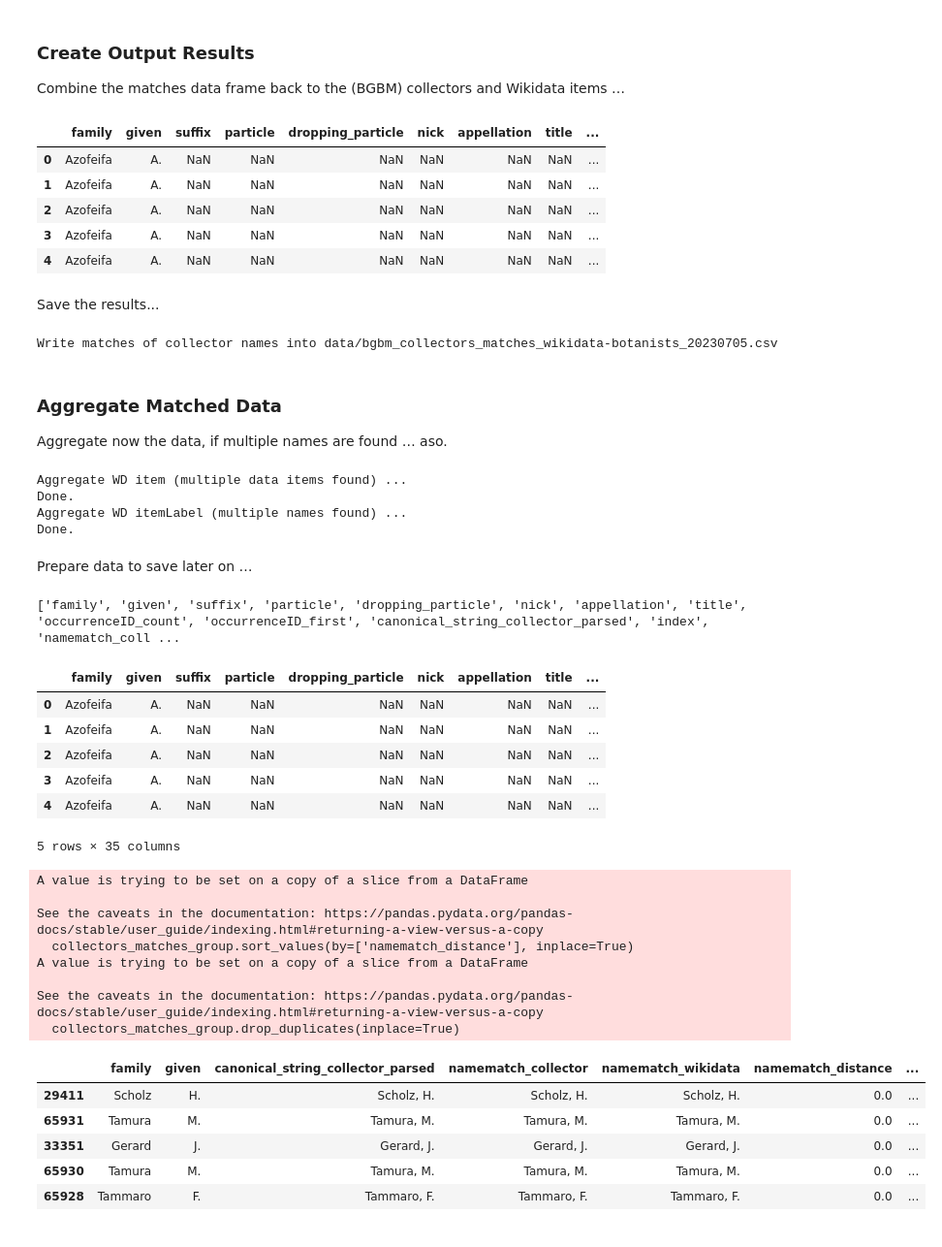
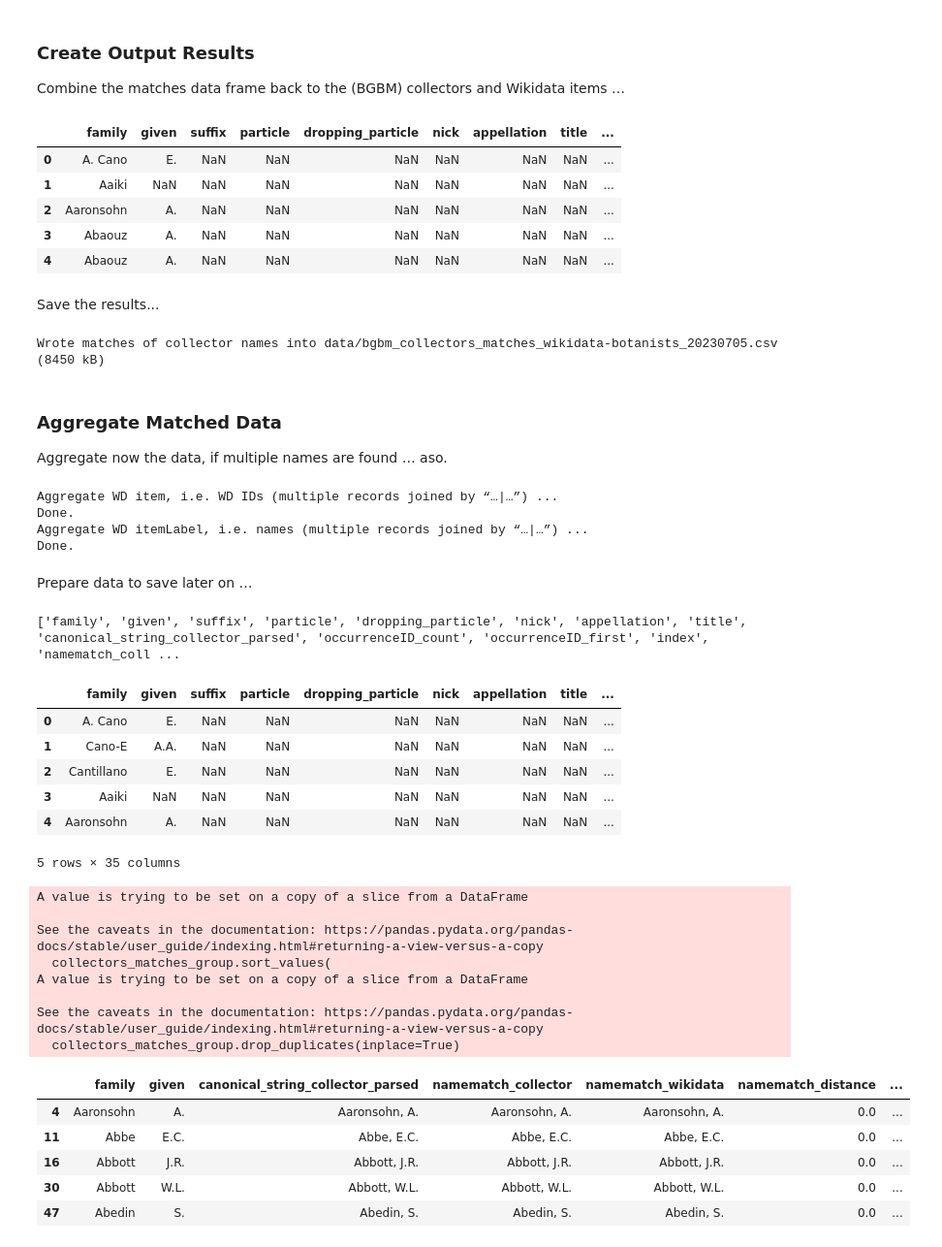
Before and after one commit to infinite-dao/collector-matching, a Jupyter notebook: match_names_BGBM-dwcagent-parsed_vs_WikiData.ipynb, the cells around one changed output. Shown: that part at 97% size. Saved outputs shown, nothing was run; the diff lists cells and outputs as text; code cells hidden in the pictures.

```diff
--- a/match_names_BGBM-dwcagent-parsed_vs_WikiData.ipynb
+++ b/match_names_BGBM-dwcagent-parsed_vs_WikiData.ipynb
@@ -77,6 +83,7 @@ TODO:
 collectors = pd.read_csv("data/VHde_0195853-230224095556074_BGBM/occurrence_recordedBy_occurrenceIDs_20230524_parsed.tsv", sep="\t")
 
 collectors.dropna(subset=['family'], inplace=True) # remove where family was NA, e.g. from originally «??» aso.
+collectors.sort_values(by=['family', 'given','occurrenceID_first'], inplace=True)
 collectors
 # %% [output]
 |  | family | given | suffix | particle | dropping_particle | nick | appellation | title | ... |
@@ -142,9 +153,14 @@ collectors['canonical_string_collector_parsed'] = (
       collectors.given.isna(),
       # any other TODO improve the combined name for canonical_string_collector_parsed if any of the other dwc_parsed fields is not NaN
       # other= collectors.family + ", " + collectors.given
-      other= (collectors.family + ", " + collectors.given) if any(collectors.particle.isna()) else collectors.particle + " " + collectors.family + ", " + collectors.given
+      other= (collectors.family + ", " + collectors.given) \
+        if any(collectors.particle.isna()) \
+        else collectors.particle + " " + collectors.family + ", " + collectors.given
   )
 )
+# move canonical_string_collector_parsed after column title
+col = collectors.pop("canonical_string_collector_parsed")
+collectors.insert(collectors.columns.get_loc('title') + 1, col.name, col)
 collectors.tail()
 # %% [output]
 |  | family | given | suffix | particle | dropping_particle | nick | appellation | title | ... |
@@ -287,18 +303,19 @@ Combine the matches data frame back to the (BGBM) collectors and Wikidata items
 # join matches data frame back to source collectors  dataframe
 collectors_matches = pd.merge(
     collectors, matches,
-    left_on='canonical_string_collector_parsed', right_on='namematch_collector'
+    left_on='canonical_string_collector_parsed'
+    , right_on='namematch_collector'
     #, suffixes=(None, '_namematch') # append to left-data, right-data only when identical column names occur
 )
 
 collectors_matches.head()
 # %% [output]
 |  | family | given | suffix | particle | dropping_particle | nick | appellation | title | ... |
-| 0 | Azofeifa | A. | NaN | NaN | NaN | NaN | NaN | NaN | ... |
-| 1 | Azofeifa | A. | NaN | NaN | NaN | NaN | NaN | NaN | ... |
-| 2 | Azofeifa | A. | NaN | NaN | NaN | NaN | NaN | NaN | ... |
-| 3 | Azofeifa | A. | NaN | NaN | NaN | NaN | NaN | NaN | ... |
-| 4 | Azofeifa | A. | NaN | NaN | NaN | NaN | NaN | NaN | ... |
+| 0 | A. Cano | E. | NaN | NaN | NaN | NaN | NaN | NaN | ... |
+| 1 | Aaiki | NaN | NaN | NaN | NaN | NaN | NaN | NaN | ... |
+| 2 | Aaronsohn | A. | NaN | NaN | NaN | NaN | NaN | NaN | ... |
+| 3 | Abaouz | A. | NaN | NaN | NaN | NaN | NaN | NaN | ... |
+| 4 | Abaouz | A. | NaN | NaN | NaN | NaN | NaN | NaN | ... |
 # %% [markdown]
 Save the results...
 # %%
@@ -307,16 +324,18 @@ import os
 if not os.path.exists('data'):
     os.makedirs('data')
 
-this_output_file_name='data/bgbm_collectors_matches_wikidata-botanists_%s.csv' % (
-    # "20230531_1156"
+this_output_file='data/bgbm_collectors_matches_wikidata-botanists_%s.csv' % (
+    # "20230705"
     datetime.today().strftime('%Y%m%d') # '%Y%m%d_%H%M'
 )
 
-print("Write matches of collector names into", this_output_file_name)
+collectors_matches.to_csv(this_output_file)
 
-collectors_matches.to_csv(this_output_file_name)
+print("Wrote matches of collector names into %s (%d kB)" %
+    (this_output_file, os.path.getsize(this_output_file) >> 10 ) # 10000 >> 10 = bitshift operator, to get kilo bytes (10-bits=>1024)
+)
 # %% [output]
-Write matches of collector names into data/bgbm_collectors_matches_wikidata-botanists_20230705.csv
+Wrote matches of collector names into data/bgbm_collectors_matches_wikidata-botanists_20230705.csv (8450 kB)
 # %% [markdown]
 ### Aggregate Matched Data
 
@@ -332,7 +351,7 @@ collectors_matches_g1 = pd.merge(
 collectors_matches_g1.rename(columns = {list(collectors_matches_g1)[-1]: 'item_count'}, inplace=True)
 
 # link wikidata items with canonical name string (pipe separated if more than one)
-print('Aggregate WD item (multiple data items found) ...')
+print('Aggregate WD item, i.e. WD IDs (multiple records joined by “…|…”) ...')
 wikidata_uniq_items = wikidata.groupby(['canonical_string'])['item'].apply('|'.join).reset_index()
 print('Done.')
 
@@ -345,7 +364,7 @@ collectors_matches_g2 = pd.merge(# no merging unique WikiData names to collector
 collectors_matches_g2.rename(columns = {list(collectors_matches_g2)[-1]: 'items'}, inplace=True)
 
 # link wikidata items with canonical name string (pipe separated if more than one)
-print('Aggregate WD itemLabel (multiple names found) ...')
+print('Aggregate WD itemLabel, i.e. names (multiple records joined by “…|…”) ...')
 wikidata_uniq_itemlabels = wikidata.groupby(['canonical_string'])['itemLabel'].apply('|'.join).reset_index()
 print('Done.')
 
@@ -358,9 +377,9 @@ collectors_matches_g3 = pd.merge(
 
 collectors_matches_g3.rename(columns = {list(collectors_matches_g3)[-1]: 'item_labels'}, inplace=True)
 # %% [output]
-Aggregate WD item (multiple data items found) ...
+Aggregate WD item, i.e. WD IDs (multiple records joined by “…|…”) ...
 Done.
-Aggregate WD itemLabel (multiple names found) ...
+Aggregate WD itemLabel, i.e. names (multiple records joined by “…|…”) ...
 Done.
 # %% [markdown]
 Prepare data to save later on …
@@ -372,51 +391,54 @@ print(list(collectors_matches_group.columns))
 
 # in BASH fold text long lines; echo "${text}" | fold --spaces | sed 's@^@# @'
 # ['family', 'given', 'suffix', 'particle', 'dropping_particle', 'nick',
-# 'appellation', 'title', 'occurrenceID_count', 'occurrenceID_first',
-# 'canonical_string_collector_parsed', 'index', 'namematch_collector',
+# 'appellation', 'title', 'canonical_string_collector_parsed',
+# 'occurrenceID_count', 'occurrenceID_first', 'index', 'namematch_collector',
 # 'namematch_wikidata', 'namematch_distance', 'item__grp_by_itemcount',
 # 'itemLabel__grp_by_items', 'surname', 'initials',
 # 'canonical_string__grp_by_itemcount', 'orcid', 'viaf', 'isni', 'harv', 'ipni',
 # 'abbr', 'bionomia_id', 'yob', 'yod', 'wyb', 'item_count',
 # 'canonical_string__grp_by_item', 'items', 'canonical_string', 'item_labels']
 # %% [output]
-['family', 'given', 'suffix', 'particle', 'dropping_particle', 'nick', 'appellation', 'title', 'occurrenceID_count', 'occurrenceID_first', 'canonical_string_collector_parsed', 'index', 'namematch_coll ...
+['family', 'given', 'suffix', 'particle', 'dropping_particle', 'nick', 'appellation', 'title', 'canonical_string_collector_parsed', 'occurrenceID_count', 'occurrenceID_first', 'index', 'namematch_coll ...
 # %%
 collectors_matches_group.head()
 # %% [output]
 |  | family | given | suffix | particle | dropping_particle | nick | appellation | title | ... |
-| 0 | Azofeifa | A. | NaN | NaN | NaN | NaN | NaN | NaN | ... |
-| 1 | Azofeifa | A. | NaN | NaN | NaN | NaN | NaN | NaN | ... |
-| 2 | Azofeifa | A. | NaN | NaN | NaN | NaN | NaN | NaN | ... |
-| 3 | Azofeifa | A. | NaN | NaN | NaN | NaN | NaN | NaN | ... |
-| 4 | Azofeifa | A. | NaN | NaN | NaN | NaN | NaN | NaN | ... |
+| 0 | A. Cano | E. | NaN | NaN | NaN | NaN | NaN | NaN | ... |
+| 1 | Cano-E | A.A. | NaN | NaN | NaN | NaN | NaN | NaN | ... |
+| 2 | Cantillano | E. | NaN | NaN | NaN | NaN | NaN | NaN | ... |
+| 3 | Aaiki | NaN | NaN | NaN | NaN | NaN | NaN | NaN | ... |
+| 4 | Aaronsohn | A. | NaN | NaN | NaN | NaN | NaN | NaN | ... |
 5 rows × 35 columns
 # %%
 # Remove superfluous columns TODO check WARNING: A value is trying to be set on a copy of a slice from a DataFrame
 # TODO check duplicates
 collectors_matches_group = collectors_matches_g3[
     ['family', 'given', 'canonical_string_collector_parsed',
     'namematch_collector', 'namematch_wikidata', 'namematch_distance',
     'orcid', 'viaf', 'isni', 'harv', 'ipni', 'abbr', 'bionomia_id', 'yob', 'yod', 'wyb',
     'items', 'canonical_string', 'item_labels']
 ]
 # collectors_matches_group = collectors_matches_g3
-collectors_matches_group.sort_values(by=['namematch_distance'], inplace=True)
+collectors_matches_group.sort_values(
+    by=['namematch_distance', 'canonical_string_collector_parsed']
+    , inplace=True
+)
 collectors_matches_group.drop_duplicates(inplace=True)
 collectors_matches_group.head()
 # %% [output]
 A value is trying to be set on a copy of a slice from a DataFrame
 
 See the caveats in the documentation: https://pandas.pydata.org/pandas-docs/stable/user_guide/indexing.html#returning-a-view-versus-a-copy
-  collectors_matches_group.sort_values(by=['namematch_distance'], inplace=True)
+  collectors_matches_group.sort_values(
 A value is trying to be set on a copy of a slice from a DataFrame
 
 See the caveats in the documentation: https://pandas.pydata.org/pandas-docs/stable/user_guide/indexing.html#returning-a-view-versus-a-copy
   collectors_matches_group.drop_duplicates(inplace=True)
 |  | family | given | canonical_string_collector_parsed | namematch_collector | namematch_wikidata | namematch_distance | ... |
-| 29411 | Scholz | H. | Scholz, H. | Scholz, H. | Scholz, H. | 0.0 | ... |
-| 65931 | Tamura | M. | Tamura, M. | Tamura, M. | Tamura, M. | 0.0 | ... |
-| 33351 | Gerard | J. | Gerard, J. | Gerard, J. | Gerard, J. | 0.0 | ... |
-| 65930 | Tamura | M. | Tamura, M. | Tamura, M. | Tamura, M. | 0.0 | ... |
-| 65928 | Tammaro | F. | Tammaro, F. | Tammaro, F. | Tammaro, F. | 0.0 | ... |
+| 4 | Aaronsohn | A. | Aaronsohn, A. | Aaronsohn, A. | Aaronsohn, A. | 0.0 | ... |
+| 11 | Abbe | E.C. | Abbe, E.C. | Abbe, E.C. | Abbe, E.C. | 0.0 | ... |
+| 16 | Abbott | J.R. | Abbott, J.R. | Abbott, J.R. | Abbott, J.R. | 0.0 | ... |
+| 30 | Abbott | W.L. | Abbott, W.L. | Abbott, W.L. | Abbott, W.L. | 0.0 | ... |
+| 47 | Abedin | S. | Abedin, S. | Abedin, S. | Abedin, S. | 0.0 | ... |
 # %%
```
Also changed, not shown: parts of 16 cells of this notebook, 6 other files.
